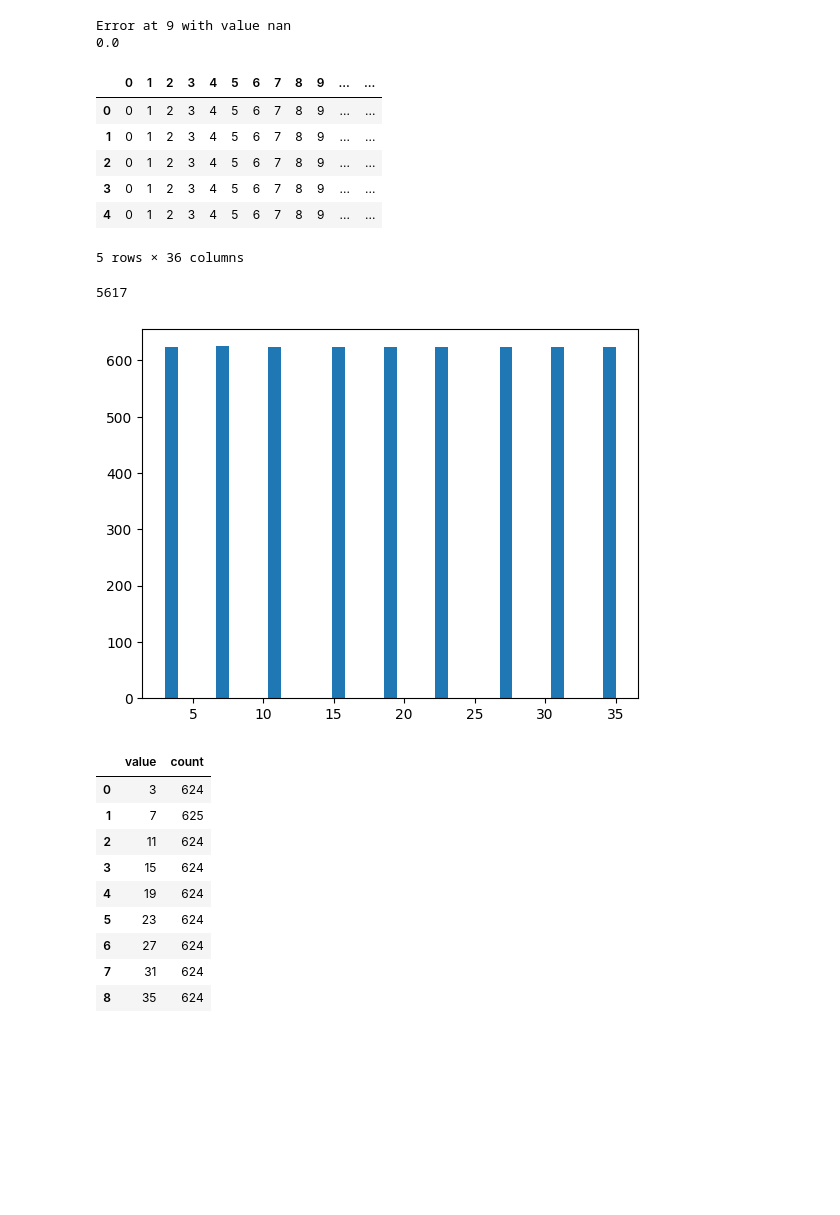
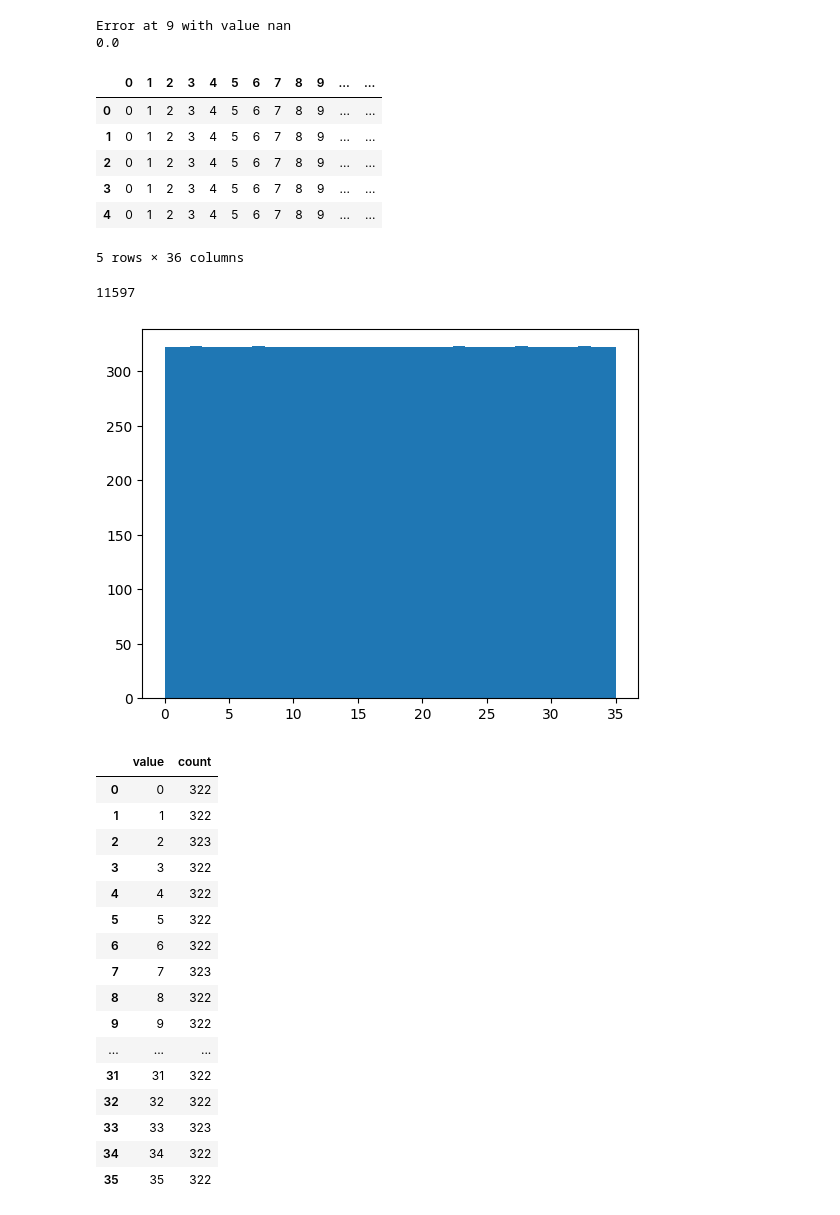
Before and after one commit to JoeyShapiro/GPT-Scratch-TimeSeries, a Jupyter notebook: data.ipynb, the cells around one changed output. Saved outputs shown, nothing was run; the diff lists cells and outputs as text; code cells hidden in the pictures; blank space fills up the shorter version.

Commit message:
fix stride pattern aliasing, and cool stuff

```diff
--- a/data.ipynb
+++ b/data.ipynb
@@ -124,7 +124,7 @@ tokens = df.values.flatten()
 dataset = []
 real = []
 max_length = 512
-stride = 65 # 64 -> 3 7 11 15 19 23 27 31 35
+stride = 31 # 64 -> 3 7 11 15 19 23 27 31 35
 for i in range(0, len(tokens) - max_length, stride):
     sequence = tokens[i:i + max_length]
     if len(sequence) == max_length:
@@ -135,43 +135,50 @@ for i in range(0, len(tokens) - max_length, stride):
             'input_ids': input_sequence,
             'labels': target_sequence
         })
         real.append(target_sequence[-1])
 
 print(len(dataset))
 
 # get the distribution of the last token and put in histogram
 import matplotlib.pyplot as plt
-plt.hist(real, bins=35)
+plt.hist(real, bins=36)
 plt.show()
 
 # check distribution of dataset values
 # if the distribution is the same as the original dataset, then the dataset is good
 # if the dist of the last is equal, then the dataset should follow
 
 # put unique values in a dataframe
 unique = set(real)
 df = pd.DataFrame(real, columns=['value'])
 df['count'] = 1
 df = df.groupby('value').count().reset_index()
 # df.drop(columns=['value'], inplace=True)
 display(df)
 # %% [output]
 |  | 0 | 1 | 2 | 3 | 4 | 5 | 6 | 7 | 8 | 9 | ... | ... |
 | 0 | 0 | 1 | 2 | 3 | 4 | 5 | 6 | 7 | 8 | 9 | ... | ... |
 | 1 | 0 | 1 | 2 | 3 | 4 | 5 | 6 | 7 | 8 | 9 | ... | ... |
 | 2 | 0 | 1 | 2 | 3 | 4 | 5 | 6 | 7 | 8 | 9 | ... | ... |
 | 3 | 0 | 1 | 2 | 3 | 4 | 5 | 6 | 7 | 8 | 9 | ... | ... |
 | 4 | 0 | 1 | 2 | 3 | 4 | 5 | 6 | 7 | 8 | 9 | ... | ... |
 5 rows × 36 columns
-5617
+11597
-[figure, old version]
+[figure, new version]
 |  | value | count |
-| 0 | 3 | 624 |
-| 1 | 7 | 625 |
-| 2 | 11 | 624 |
-| 3 | 15 | 624 |
-| 4 | 19 | 624 |
-| 5 | 23 | 624 |
-| 6 | 27 | 624 |
-| 7 | 31 | 624 |
-| 8 | 35 | 624 |
+| 0 | 0 | 322 |
+| 1 | 1 | 322 |
+| 2 | 2 | 323 |
+| 3 | 3 | 322 |
+| 4 | 4 | 322 |
+| 5 | 5 | 322 |
+| 6 | 6 | 322 |
+| 7 | 7 | 323 |
+| 8 | 8 | 322 |
+| 9 | 9 | 322 |
+| ... | ... | ... |
+| 31 | 31 | 322 |
+| 32 | 32 | 322 |
+| 33 | 33 | 323 |
+| 34 | 34 | 322 |
+| 35 | 35 | 322 |
```
Also changed, not shown: 2 other files.
